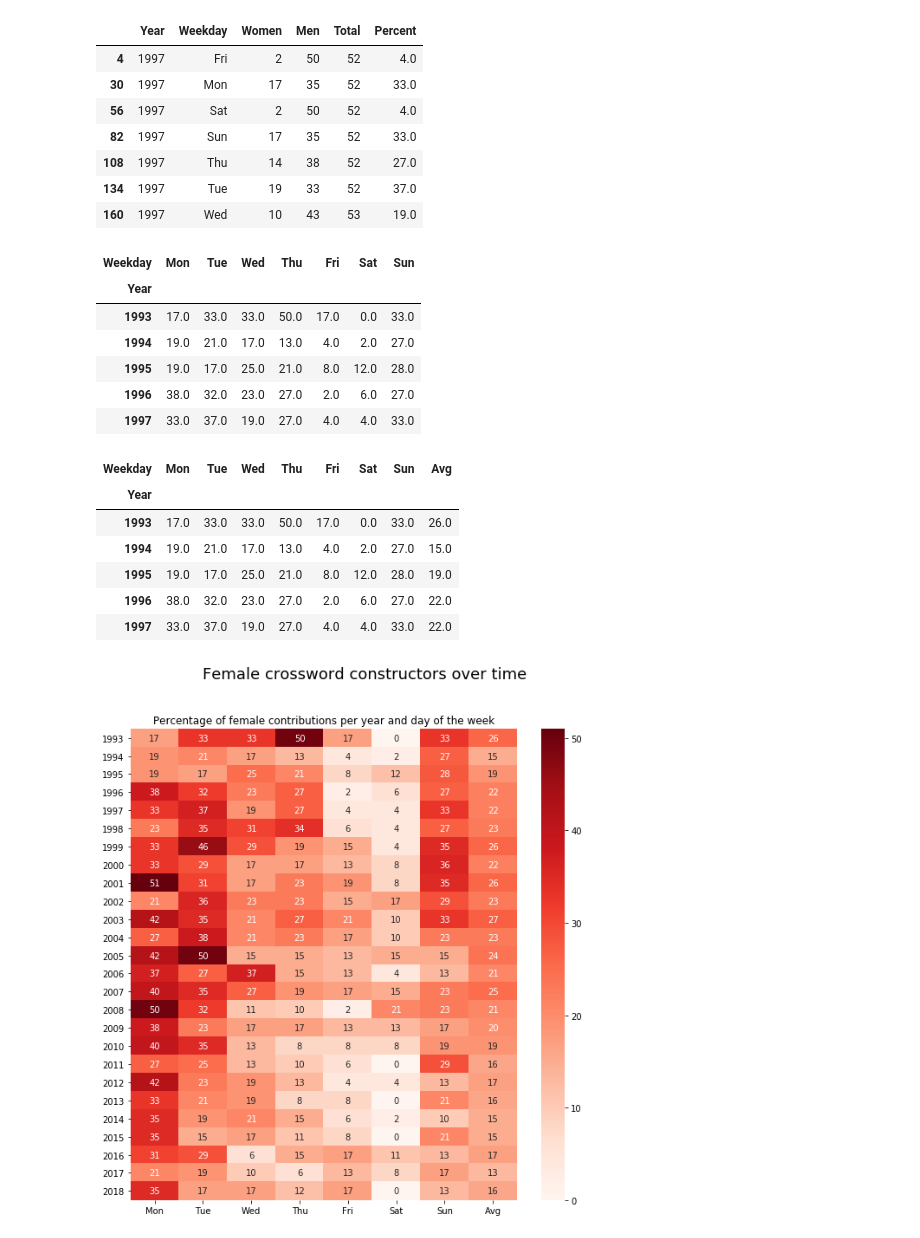
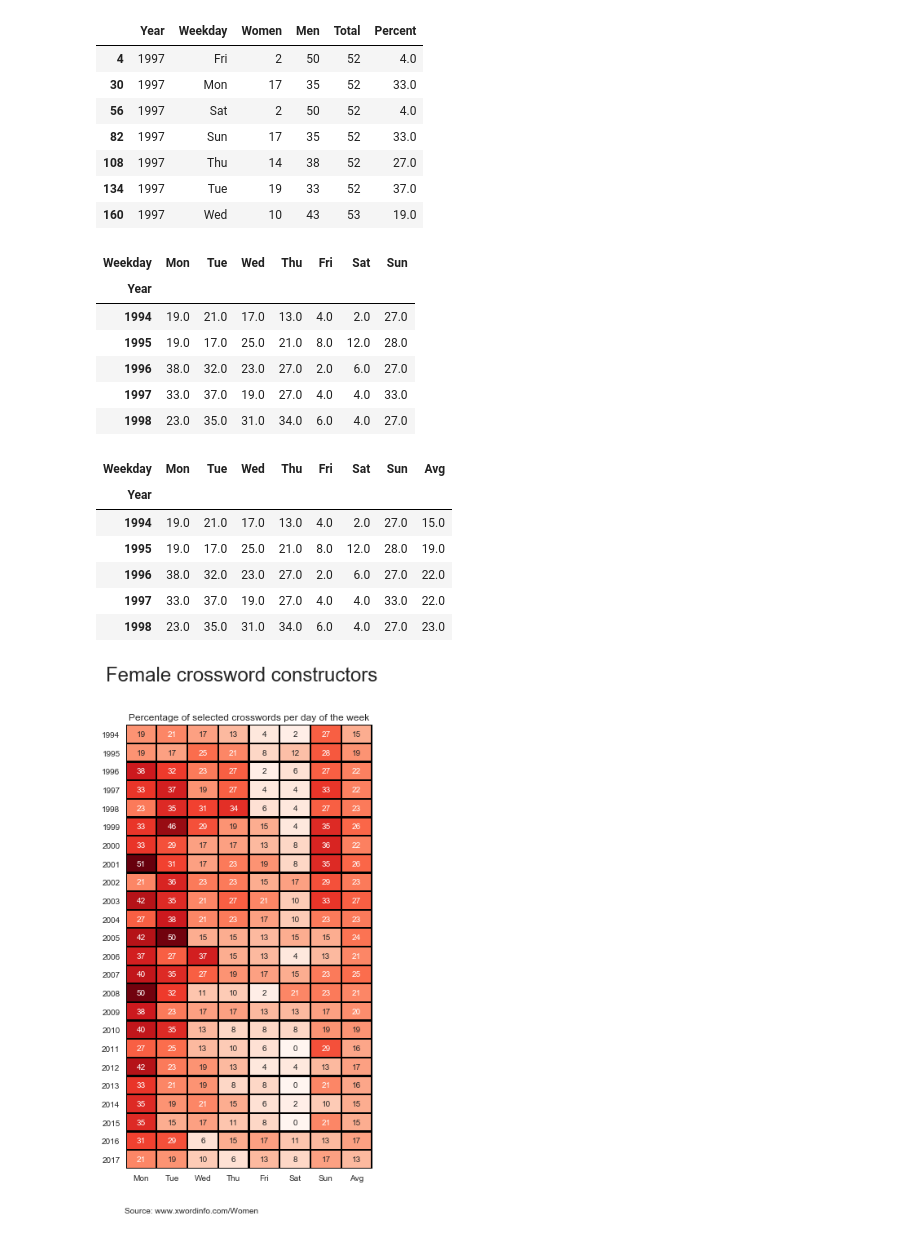
Before and after one commit to fizquierdo/Viz, a Jupyter notebook: make-over-monday/week49-xword-constructors/constructors.ipynb, the cells around one changed output. Drawn from its saved outputs; the diff is of its cells as text; code cells hidden in the pictures.

```diff
--- a/make-over-monday/week49-xword-constructors/constructors.ipynb
+++ b/make-over-monday/week49-xword-constructors/constructors.ipynb
@@ -14,6 +14,10 @@ df[df.Year == 1997]
 | 108 | 1997 | Thu | 14 | 38 |
 | 134 | 1997 | Tue | 19 | 33 |
 | 160 | 1997 | Wed | 10 | 43 |
+# %%
+# Remove years with incomplete data
+df = df[df.Year > 1993]
+df = df[df.Year < 2018]
 # %%
 df['Total'] = df.Men+ df.Women
 df['Percent'] = (df.Women / df.Total) * 100
@@ -36,11 +40,11 @@ dfp.head()
 # %% [output]
 | Weekday | Mon | Tue | Wed | Thu | Fri | Sat | Sun |
 | Year |  |  |  |  |  |  |  |
-| 1993 | 17.0 | 33.0 | 33.0 | 50.0 | 17.0 | 0.0 | 33.0 |
 | 1994 | 19.0 | 21.0 | 17.0 | 13.0 | 4.0 | 2.0 | 27.0 |
 | 1995 | 19.0 | 17.0 | 25.0 | 21.0 | 8.0 | 12.0 | 28.0 |
 | 1996 | 38.0 | 32.0 | 23.0 | 27.0 | 2.0 | 6.0 | 27.0 |
 | 1997 | 33.0 | 37.0 | 19.0 | 27.0 | 4.0 | 4.0 | 33.0 |
+| 1998 | 23.0 | 35.0 | 31.0 | 34.0 | 6.0 | 4.0 | 27.0 |
 # %%
 # add the avg
 dfp['Avg'] = dfp.mean(axis=1).round(0)
@@ -48,23 +52,26 @@ dfp.head()
 # %% [output]
 | Weekday | Mon | Tue | Wed | Thu | Fri | Sat | Sun | Avg |
 | Year |  |  |  |  |  |  |  |  |
-| 1993 | 17.0 | 33.0 | 33.0 | 50.0 | 17.0 | 0.0 | 33.0 | 26.0 |
 | 1994 | 19.0 | 21.0 | 17.0 | 13.0 | 4.0 | 2.0 | 27.0 | 15.0 |
 | 1995 | 19.0 | 17.0 | 25.0 | 21.0 | 8.0 | 12.0 | 28.0 | 19.0 |
 | 1996 | 38.0 | 32.0 | 23.0 | 27.0 | 2.0 | 6.0 | 27.0 | 22.0 |
 | 1997 | 33.0 | 37.0 | 19.0 | 27.0 | 4.0 | 4.0 | 33.0 | 22.0 |
+| 1998 | 23.0 | 35.0 | 31.0 | 34.0 | 6.0 | 4.0 | 27.0 | 23.0 |
 # %%
 import seaborn as sns
 %matplotlib inline
 
 dfh = pd.DataFrame(dfp.values, index=list(dfp.index), columns=column_order + ['Avg'])
 fig, ax = plt.subplots(figsize=(10,10))  # Sample figsize in inches
-ax.set_title('Percentage of female contributions per year and day of the week')
-fig.suptitle('Female crossword constructors over time', fontsize=18)
-sns.heatmap(dfh, annot=True,  fmt='g', cmap='Reds', ax=ax)
-plt.savefig('constructors.png')
+ax.set_title('Percentage of selected crosswords per day of the week')
+plt.figtext(.3, 0.05,'Source: www.xwordinfo.com/Women')
+fig.suptitle('Female crossword constructors', fontsize=24)
+sns.heatmap(dfh, annot=True,  fmt='g', cmap='Reds', linewidths=1.3, linecolor='k', cbar=False)
+ax.set_aspect(0.6)
+plt.yticks(rotation='horizontal')
+plt.savefig('constructors_v2.png')
 # %% [output]
-[figure, old version]
+[figure, new version]
 # %%
 dfh.reset_index().plot.barh(y='Avg', x='index', color='r')
 # %% [output]
```
Also changed, not shown: parts of 1 cell of this notebook, 1 other file.
